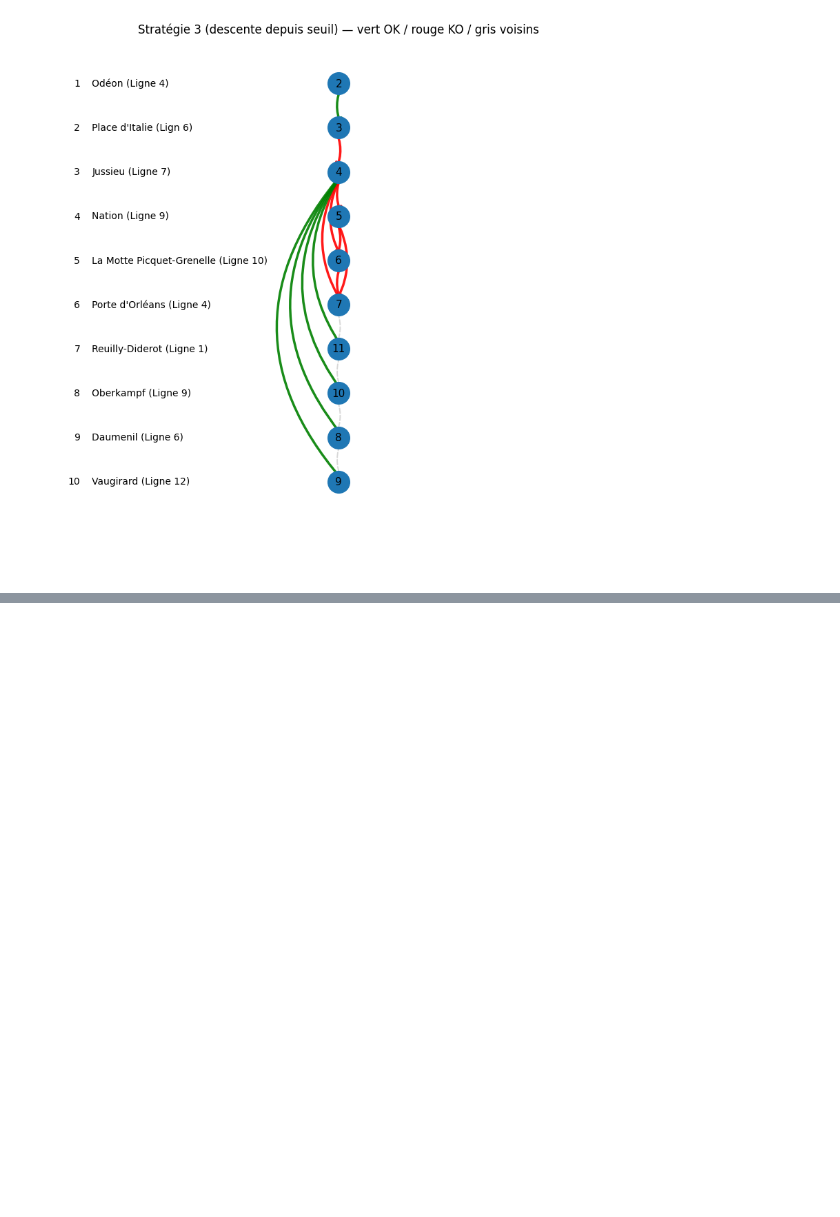
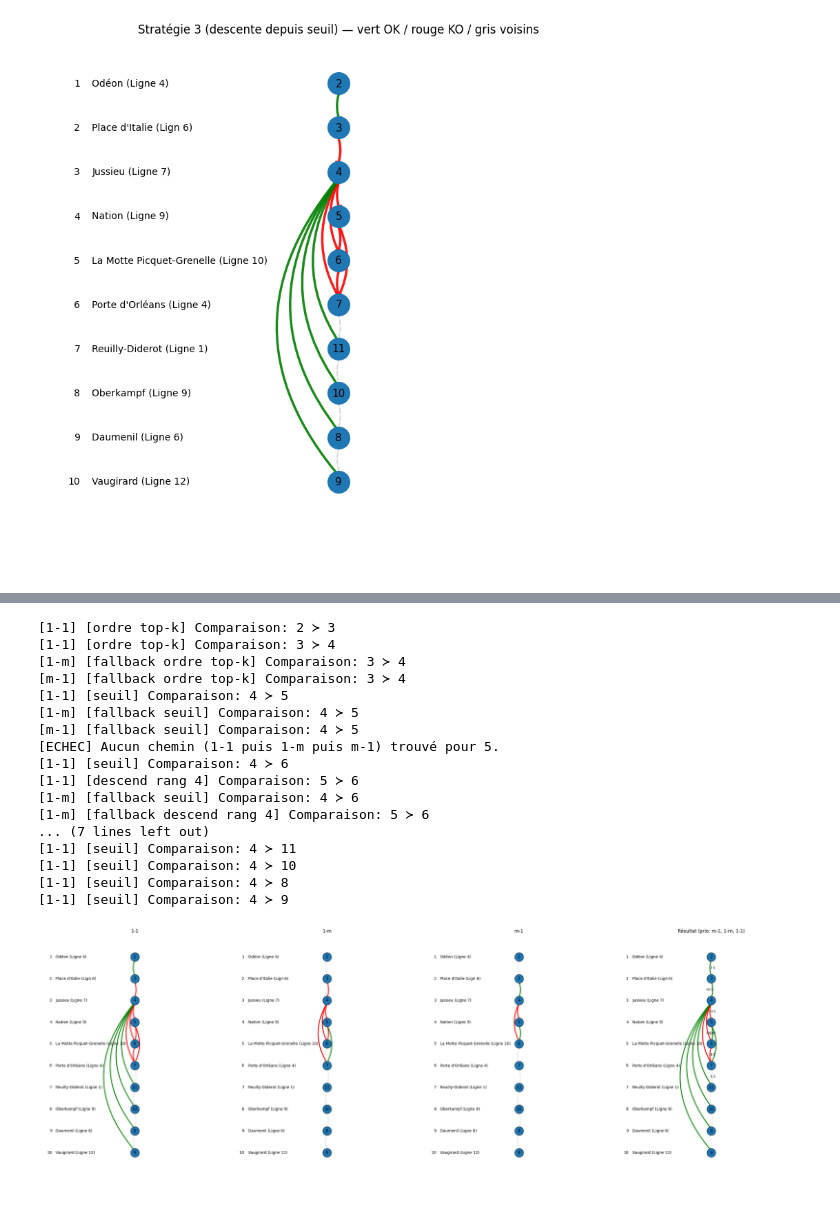
Before and after one commit to KarinaMusina44/SDP-optim, a Jupyter notebook: Projet_SDP_datasets.ipynb, the cells around one changed output, grey strips where cells are left out. Drawn from its saved outputs; the diff is of its cells as text; code cells hidden in the pictures; blank space fills up the shorter version.

```diff
--- a/Projet_SDP_datasets.ipynb
+++ b/Projet_SDP_datasets.ipynb
@@ -752,0 +1207,16 @@ plot_strategy_graph(
+# %%
+def edges_from_results(results, method=None):
+    """
+    Retourne un dict edge_status: (u,v)->bool (feasible)
+    Si une même arête apparaît plusieurs fois, on met True si au moins une tentative est True.
+    """
+    edge_status = {}
+    for r in results:
+        if method is not None and r.get("method") != method:
+            continue
+        u, v = r.get("x"), r.get("y")
+        if u is None or v is None:
+            continue
+        ok = bool(r.get("feasible", False))
+        edge_status[(u, v)] = edge_status.get((u, v), False) or ok
+    return edge_status
@@ -752,0 +1414,34 @@ plot_strategy_graph(
+# %%
+strategy_results = run_strategy_descend_with_fallback_1m_m1(
+    sorted_dataset=stations_ranked,
+    top_k=3,
+    eps_zero=0.0,
+    gurobi_output=False,
+    verbose=True,
+)
+
+plot_four_panels(
+    stations_ranked=stations_ranked,
+    results_mixed=strategy_results,
+    station_name_map=station_name_map,
+    priority=("m-1","1-m","1-1"),
+)
+# %% [output]
+[1-1] [ordre top-k] Comparaison: 2 ≻ 3
+[1-1] [ordre top-k] Comparaison: 3 ≻ 4
+[1-m] [fallback ordre top-k] Comparaison: 3 ≻ 4
+[m-1] [fallback ordre top-k] Comparaison: 3 ≻ 4
+[1-1] [seuil] Comparaison: 4 ≻ 5
+[1-m] [fallback seuil] Comparaison: 4 ≻ 5
+[m-1] [fallback seuil] Comparaison: 4 ≻ 5
+[ECHEC] Aucun chemin (1-1 puis 1-m puis m-1) trouvé pour 5.
+[1-1] [seuil] Comparaison: 4 ≻ 6
+[1-1] [descend rang 4] Comparaison: 5 ≻ 6
+[1-m] [fallback seuil] Comparaison: 4 ≻ 6
+[1-m] [fallback descend rang 4] Comparaison: 5 ≻ 6
+... (7 lines left out)
+[1-1] [seuil] Comparaison: 4 ≻ 11
+[1-1] [seuil] Comparaison: 4 ≻ 10
+[1-1] [seuil] Comparaison: 4 ≻ 8
+[1-1] [seuil] Comparaison: 4 ≻ 9
+[figure, added]
```
Also changed, not shown: parts of 10 cells of this notebook, 1 other file.
